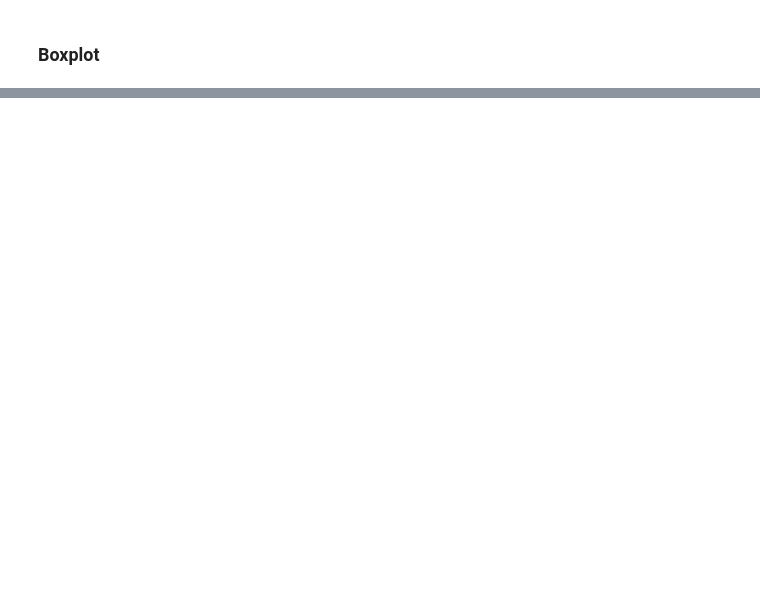
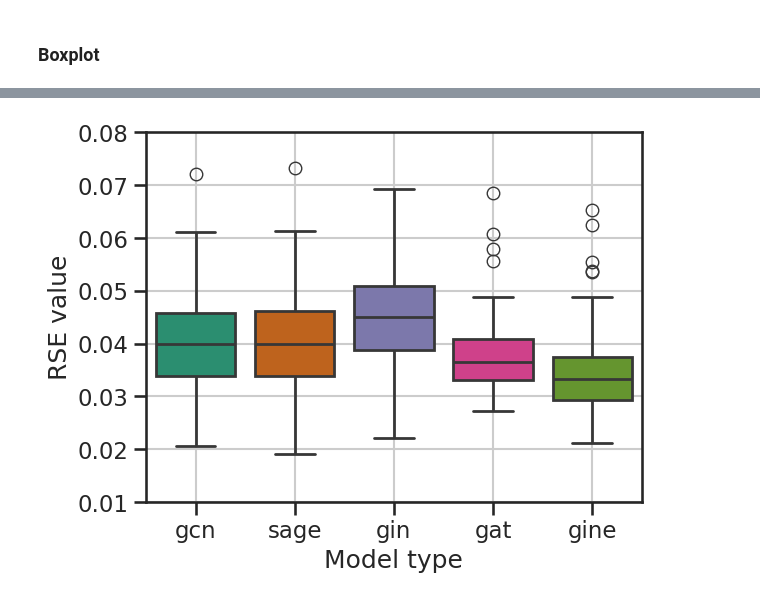
Before and after one commit to sam-j-hall/GNN-XAS-GO, a Jupyter notebook: ML_predict_mol.ipynb, the cells around one changed output, grey strips where cells are left out. Cells and saved outputs as stored; diff of their text form; code cells hidden in the pictures; blank space fills up the shorter version.

Commit message:
Update model results

```diff
--- a/ML_predict_mol.ipynb
+++ b/ML_predict_mol.ipynb
@@ -532,0 +534,13 @@ plt.show()
+# %%
+sns.set_style('white')
+sns.set_context('talk')
+sns.set_style('ticks')
+sns.boxplot(data=circ_df, palette='Dark2', linewidth=2)
+plt.grid()
+plt.ylim(0.01, 0.08)
+plt.ylabel('RSE value')
+plt.xlabel('Model type')
+#plt.savefig('coronene_box.svg', bbox_inches='tight')
+plt.show()
+# %% [output]
+[figure, added]
```
Also changed, not shown: parts of 9 cells of this notebook, 2 other files.
